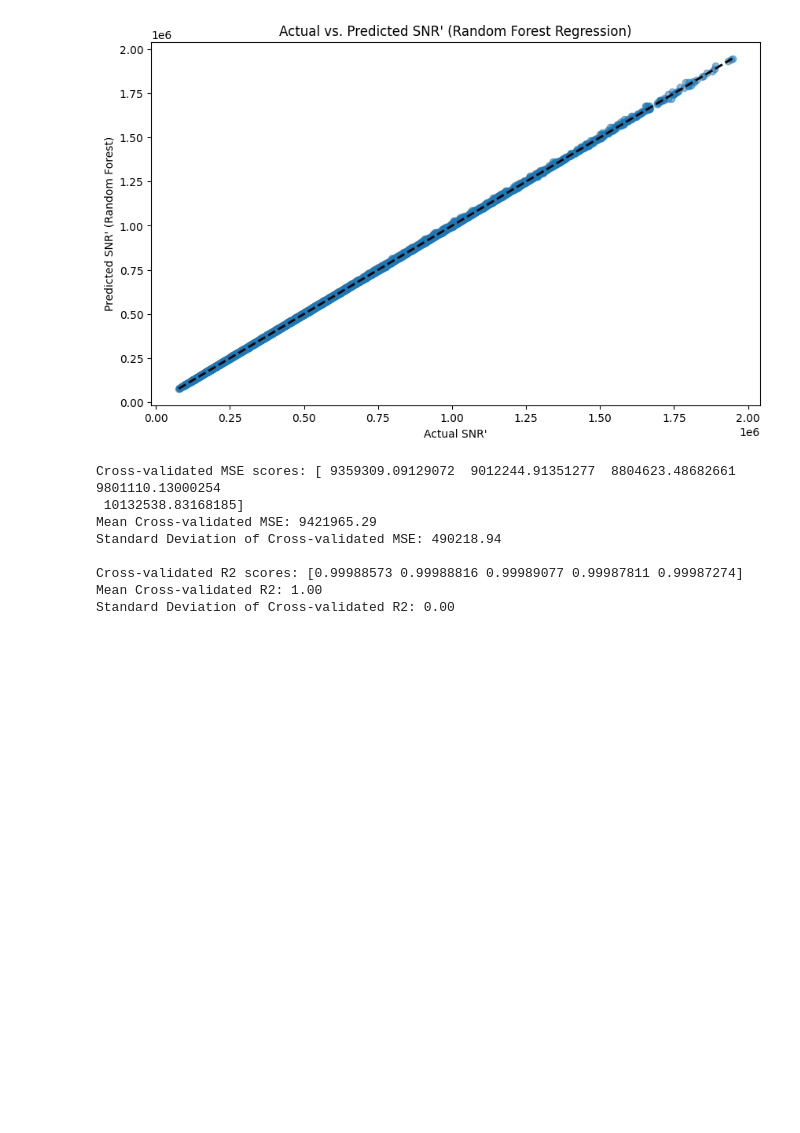
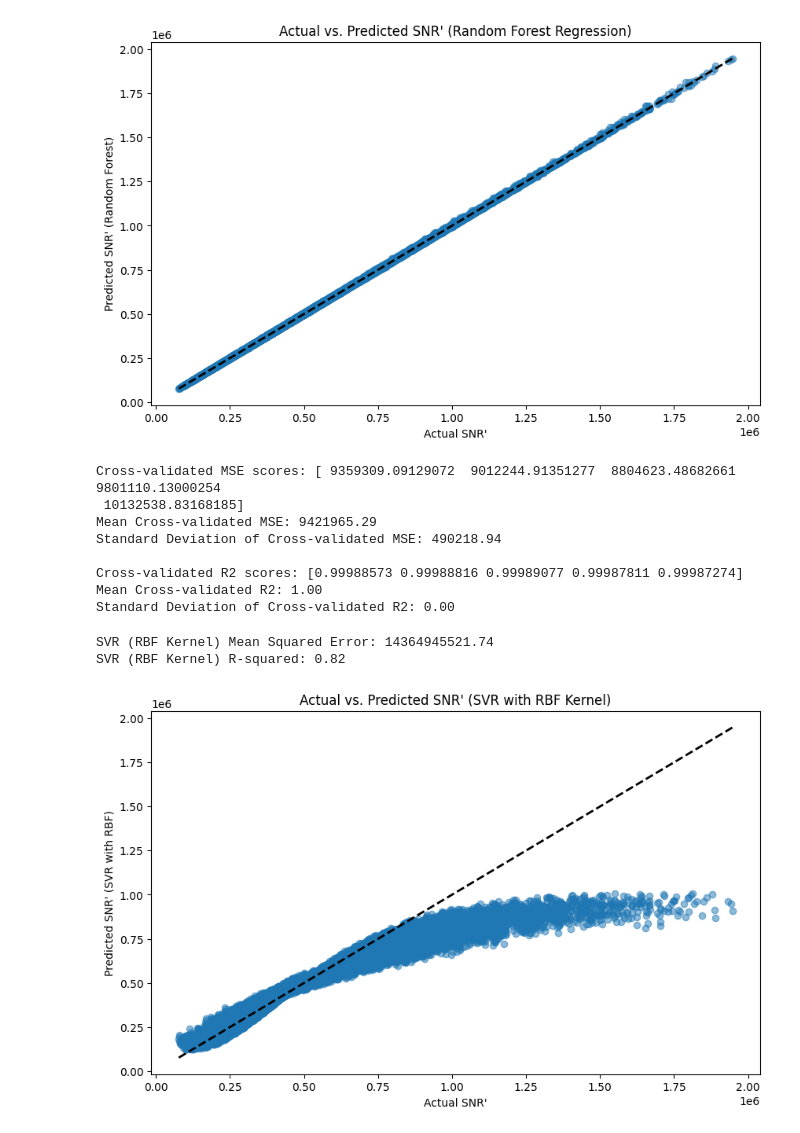
Before and after one commit to FaridRash/IGNIS, a Jupyter notebook: Notebooks/ML/ML_SNR.ipynb, the cells around one changed output. Cells and saved outputs as stored; diff of their text form; code cells hidden in the pictures; blank space fills up the shorter version.

```diff
--- a/Notebooks/ML/ML_SNR.ipynb
+++ b/Notebooks/ML/ML_SNR.ipynb
@@ -327,3 +327,52 @@ Standard Deviation of Cross-validated MSE: 490218.94
 Cross-validated R2 scores: [0.99988573 0.99988816 0.99989077 0.99987811 0.99987274]
 Mean Cross-validated R2: 1.00
 Standard Deviation of Cross-validated R2: 0.00
+# %%
+# prompt: i want to apply SVR with RBF Kernel
+
+import matplotlib.pyplot as plt
+from sklearn.svm import SVR
+
+# Initialize the SVR model with RBF kernel
+# C is the regularization parameter, gamma defines the influence of a single training example
+svr_model = SVR(kernel='rbf', C=100, gamma=0.1, epsilon=.1) # Hyperparameters can be tuned
+
+# Train the model
+svr_model.fit(X_train_scaled, y_train)
+
+# Make predictions
+y_pred_svr = svr_model.predict(X_test_scaled)
+
+# Evaluate the model
+mse_svr = mean_squared_error(y_test, y_pred_svr)
+r2_svr = r2_score(y_test, y_pred_svr)
+
+print(f"SVR (RBF Kernel) Mean Squared Error: {mse_svr:.2f}")
+print(f"SVR (RBF Kernel) R-squared: {r2_svr:.2f}")
+
+# Plot actual vs predicted values for SVR
+plt.figure(figsize=(10, 6))
+plt.scatter(y_test, y_pred_svr, alpha=0.5)
+plt.plot([y_test.min(), y_test.max()], [y_test.min(), y_test.max()], 'k--', lw=2)
+plt.xlabel("Actual SNR'")
+plt.ylabel("Predicted SNR' (SVR with RBF)")
+plt.title("Actual vs. Predicted SNR' (SVR with RBF Kernel)")
+plt.show()
+
+# Perform cross-validation for SVR
+cv_scores_mse_svr = cross_val_score(svr_model, X_train_scaled, y_train, cv=5, scoring='neg_mean_squared_error')
+cv_mse_scores_svr = -cv_scores_mse_svr
+
+cv_scores_r2_svr = cross_val_score(svr_model, X_train_scaled, y_train, cv=5, scoring='r2')
+
+print(f"\nSVR (RBF Kernel) Cross-validated MSE scores: {cv_mse_scores_svr}")
+print(f"SVR (RBF Kernel) Mean Cross-validated MSE: {cv_mse_scores_svr.mean():.2f}")
+print(f"SVR (RBF Kernel) Standard Deviation of Cross-validated MSE: {cv_mse_scores_svr.std():.2f}")
+
+print(f"\nSVR (RBF Kernel) Cross-validated R2 scores: {cv_scores_r2_svr}")
+print(f"SVR (RBF Kernel) Mean Cross-validated R2: {cv_scores_r2_svr.mean():.2f}")
+print(f"SVR (RBF Kernel) Standard Deviation of Cross-validated R2: {cv_scores_r2_svr.std():.2f}")
+# %% [output]
+SVR (RBF Kernel) Mean Squared Error: 14364945521.74
+SVR (RBF Kernel) R-squared: 0.82
+[figure, added]
```
Also changed, not shown: parts of 2 cells of this notebook.
